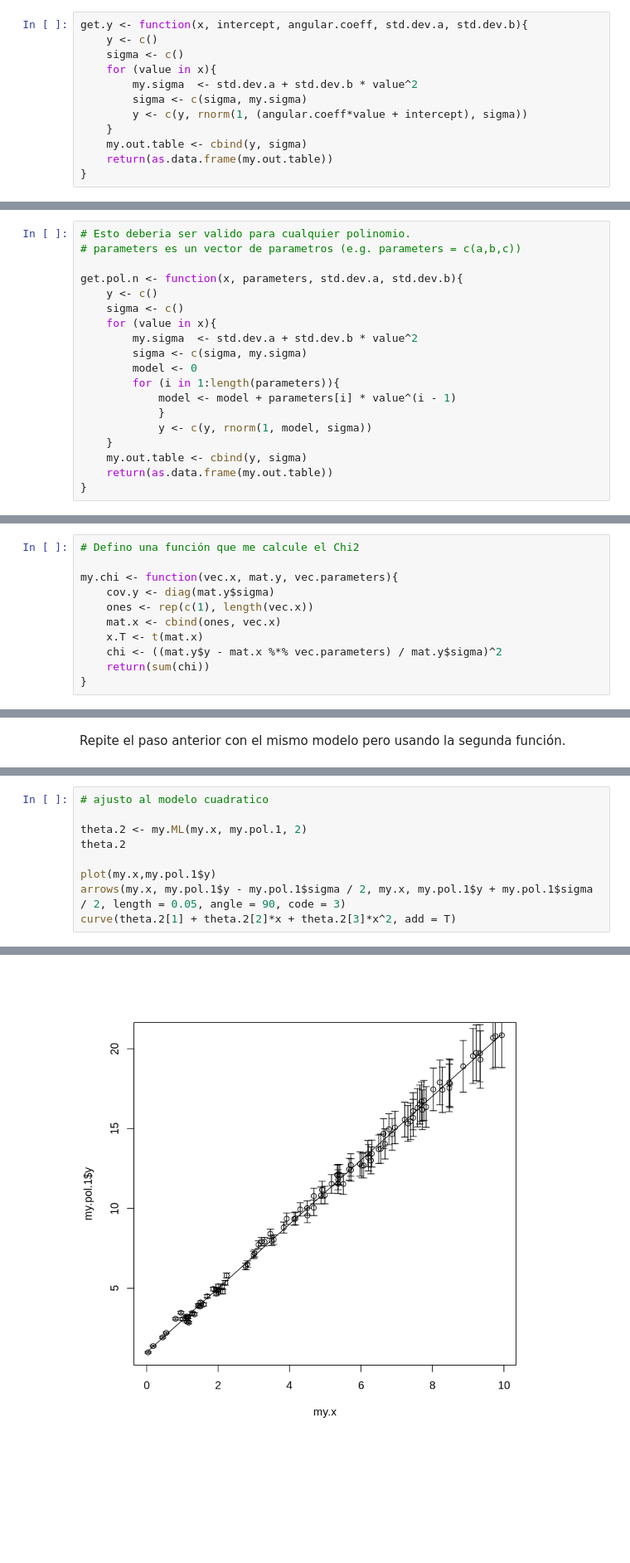
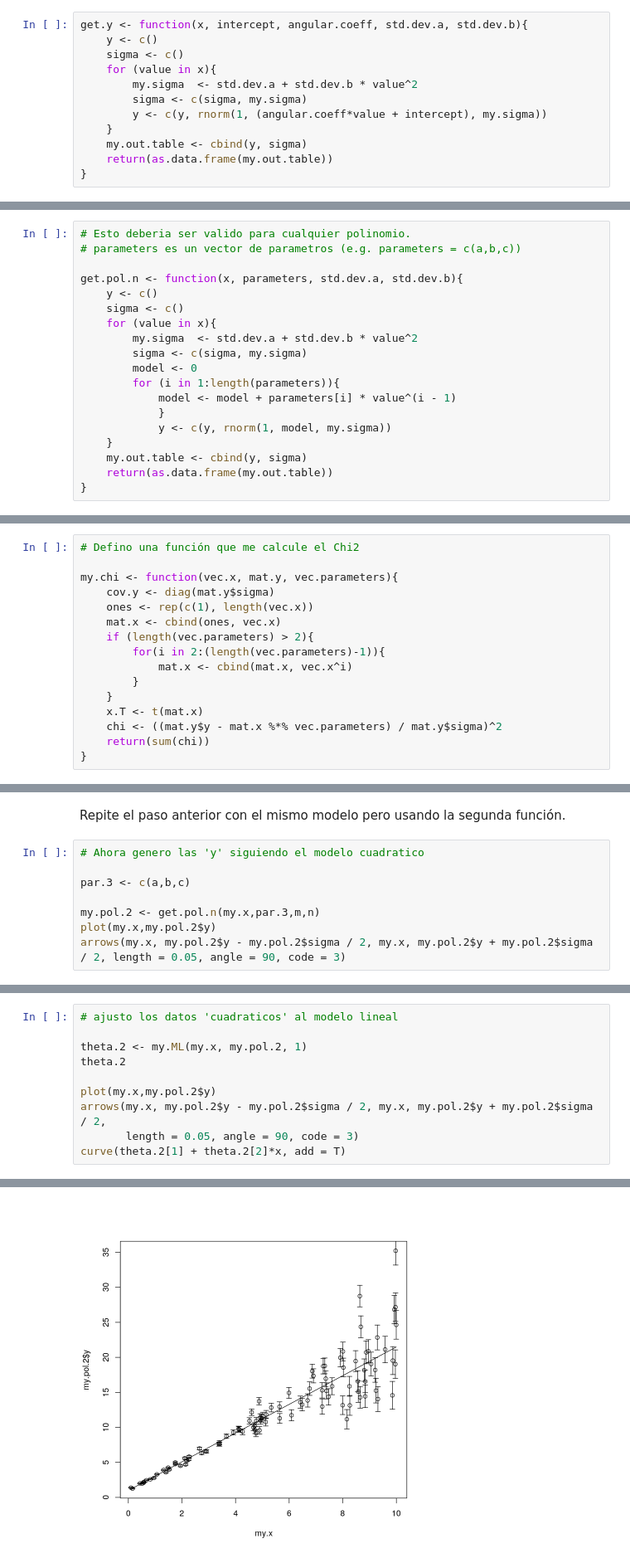
Before and after one commit to NTrevisani/DataScienceMaster, a Jupyter notebook: Estadistica/Pablo/Clase7/Ejercicio7.ipynb, the cells around one changed output, grey strips where cells are left out. Shown at 83% size. Cells and saved outputs as stored; diff of their text form; blank space fills up the shorter version.

```diff
--- a/Estadistica/Pablo/Clase7/Ejercicio7.ipynb
+++ b/Estadistica/Pablo/Clase7/Ejercicio7.ipynb
@@ -25,7 +25,7 @@ get.y <- function(x, intercept, angular.coeff, std.dev.a, std.dev.b){
     for (value in x){
         my.sigma  <- std.dev.a + std.dev.b * value^2
         sigma <- c(sigma, my.sigma)
-        y <- c(y, rnorm(1, (angular.coeff*value + intercept), sigma))
+        y <- c(y, rnorm(1, (angular.coeff*value + intercept), my.sigma))
     }
     my.out.table <- cbind(y, sigma)
     return(as.data.frame(my.out.table))
@@ -50,7 +50,7 @@ get.pol.n <- function(x, parameters, std.dev.a, std.dev.b){
         for (i in 1:length(parameters)){
             model <- model + parameters[i] * value^(i - 1)
             }
-            y <- c(y, rnorm(1, model, sigma))
+            y <- c(y, rnorm(1, model, my.sigma))
     }
     my.out.table <- cbind(y, sigma)
     return(as.data.frame(my.out.table))
@@ -133,6 +132,11 @@ my.chi <- function(vec.x, mat.y, vec.parameters){
     cov.y <- diag(mat.y$sigma)
     ones <- rep(c(1), length(vec.x))
     mat.x <- cbind(ones, vec.x)
+    if (length(vec.parameters) > 2){
+        for(i in 2:(length(vec.parameters)-1)){
+            mat.x <- cbind(mat.x, vec.x^i)
+        }
+    }
     x.T <- t(mat.x)
     chi <- ((mat.y$y - mat.x %*% vec.parameters) / mat.y$sigma)^2
     return(sum(chi))
@@ -157,3 +161,11 @@ print(paste("Puedo rechazar este ajuste con una confianza del", my.prob.pol1*100
 # Parte 4
 # %% [markdown]
 Repite el paso anterior con el mismo modelo pero usando la segunda función.
+# %%
+# Ahora genero las 'y' siguiendo el modelo cuadratico
+
+par.3 <- c(a,b,c)
+
+my.pol.2 <- get.pol.n(my.x,par.3,m,n)
+plot(my.x,my.pol.2$y)
+arrows(my.x, my.pol.2$y - my.pol.2$sigma / 2, my.x, my.pol.2$y + my.pol.2$sigma / 2, length = 0.05, angle = 90, code = 3)
@@ -160,10 +174,11 @@ Repite el paso anterior con el mismo modelo pero usando la segunda función.
 # %%
-# ajusto al modelo cuadratico
+# ajusto los datos 'cuadraticos' al modelo lineal
 
-theta.2 <- my.ML(my.x, my.pol.1, 2)
+theta.2 <- my.ML(my.x, my.pol.2, 1)
 theta.2
 
-plot(my.x,my.pol.1$y)
-arrows(my.x, my.pol.1$y - my.pol.1$sigma / 2, my.x, my.pol.1$y + my.pol.1$sigma / 2, length = 0.05, angle = 90, code = 3)
-curve(theta.2[1] + theta.2[2]*x + theta.2[3]*x^2, add = T)
+plot(my.x,my.pol.2$y)
+arrows(my.x, my.pol.2$y - my.pol.2$sigma / 2, my.x, my.pol.2$y + my.pol.2$sigma / 2,
+       length = 0.05, angle = 90, code = 3)
+curve(theta.2[1] + theta.2[2]*x, add = T)
 # %% [output]
@@ -174,4 +188,4 @@ A matrix: 3 × 1 of type dbl
-[figure, old version]
+[figure, new version]
 # %%
 # Ahora calculo el Chi2
 
```
Also changed, not shown: parts of 8 cells of this notebook, 2 other files.
